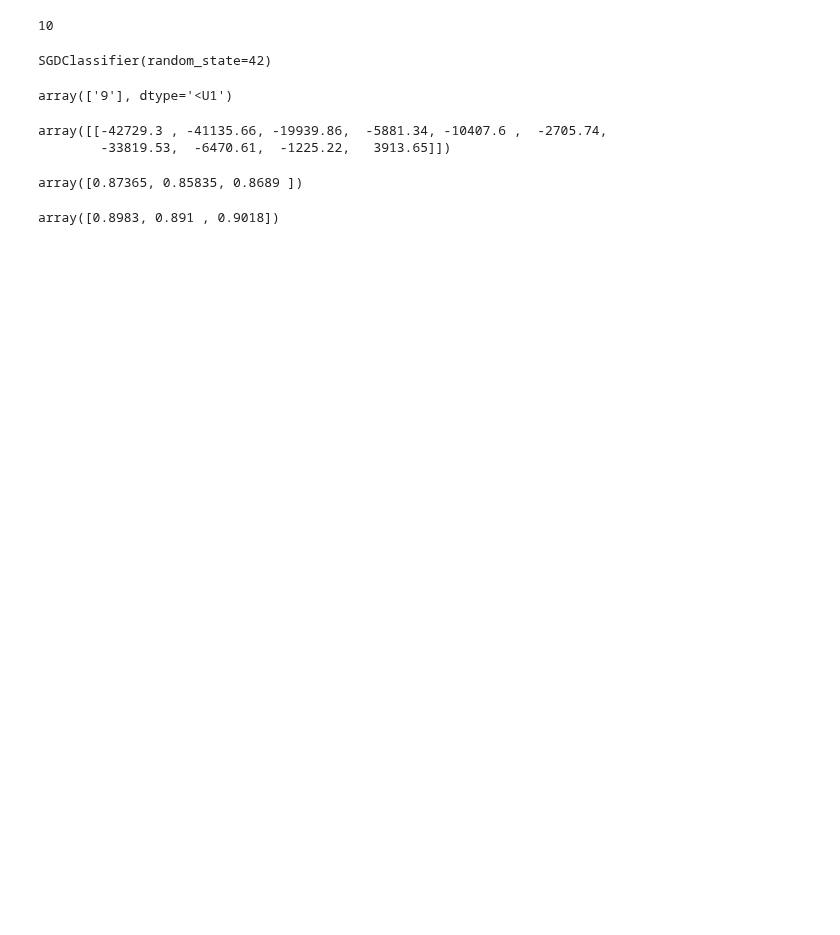
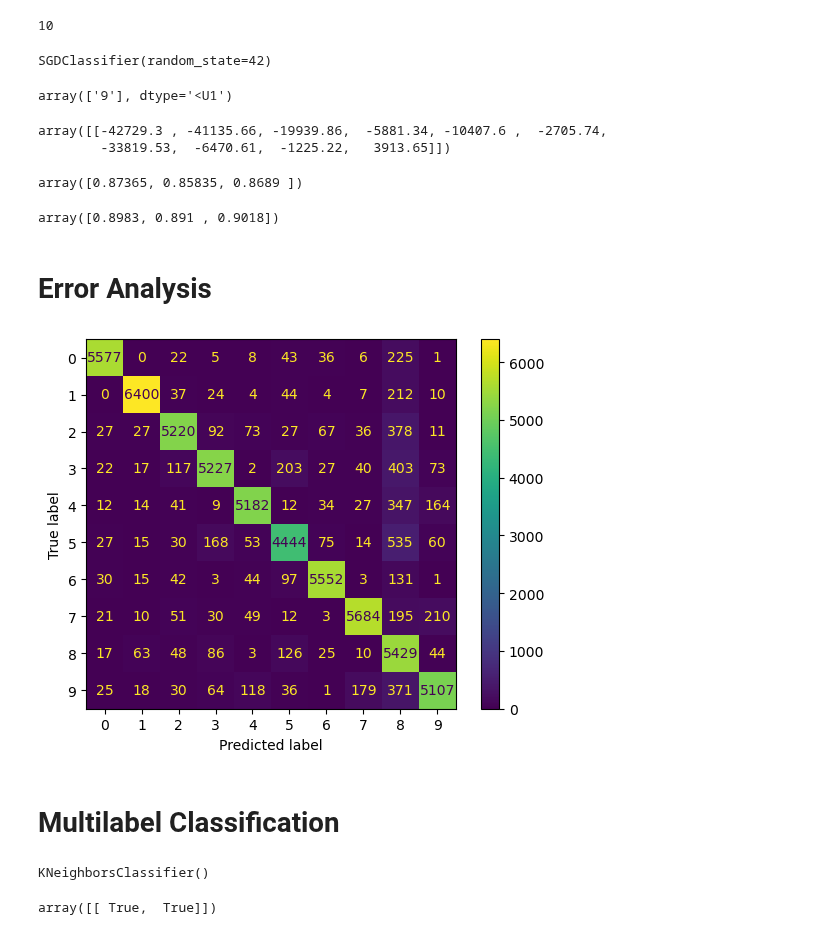
Before and after one commit to ShindeShivam/Machine-Learning, a Jupyter notebook: Fundamentals-of-Machine-Learning/3.Classification/classification.ipynb, the cells around one changed output. Saved outputs shown, nothing was run; the diff lists cells and outputs as text; code cells hidden in the pictures; blank space fills up the shorter version.

```diff
--- a/Fundamentals-of-Machine-Learning/3.Classification/classification.ipynb
+++ b/Fundamentals-of-Machine-Learning/3.Classification/classification.ipynb
@@ -386,3 +386,30 @@ X_train_scaled=scaler.fit_transform(X_train.astype("float64"))
 cross_val_score(sgd_clf,X_train_scaled,y_train,cv=3,scoring="accuracy")
 # %% [output]
 array([0.8983, 0.891 , 0.9018])
+# %% [markdown]
+ # Error Analysis
+# %%
+from sklearn.metrics import ConfusionMatrixDisplay
+
+y_train_pred=cross_val_predict(sgd_clf,X_train_scaled,y_train,cv=3)
+ConfusionMatrixDisplay.from_predictions(y_train,y_train_pred)
+plt.rc("font",size=8)
+plt.show()
+# %% [output]
+[figure, added]
+# %% [markdown]
+# Multilabel Classification
+# %%
+from sklearn.neighbors import KNeighborsClassifier
+
+y_train_large=(y_train>='7')
+y_train_odd=(y_train.astype('int8')%2==1)
+y_multilabel=np.c_[y_train_large,y_train_odd]
+knn_clf=KNeighborsClassifier()
+knn_clf.fit(X_train,y_multilabel)
+# %% [output]
+KNeighborsClassifier()
+# %%
+knn_clf.predict([some_digit])
+# %% [output]
+array([[ True,  True]])
```
Also changed, not shown: parts of 3 cells of this notebook.
